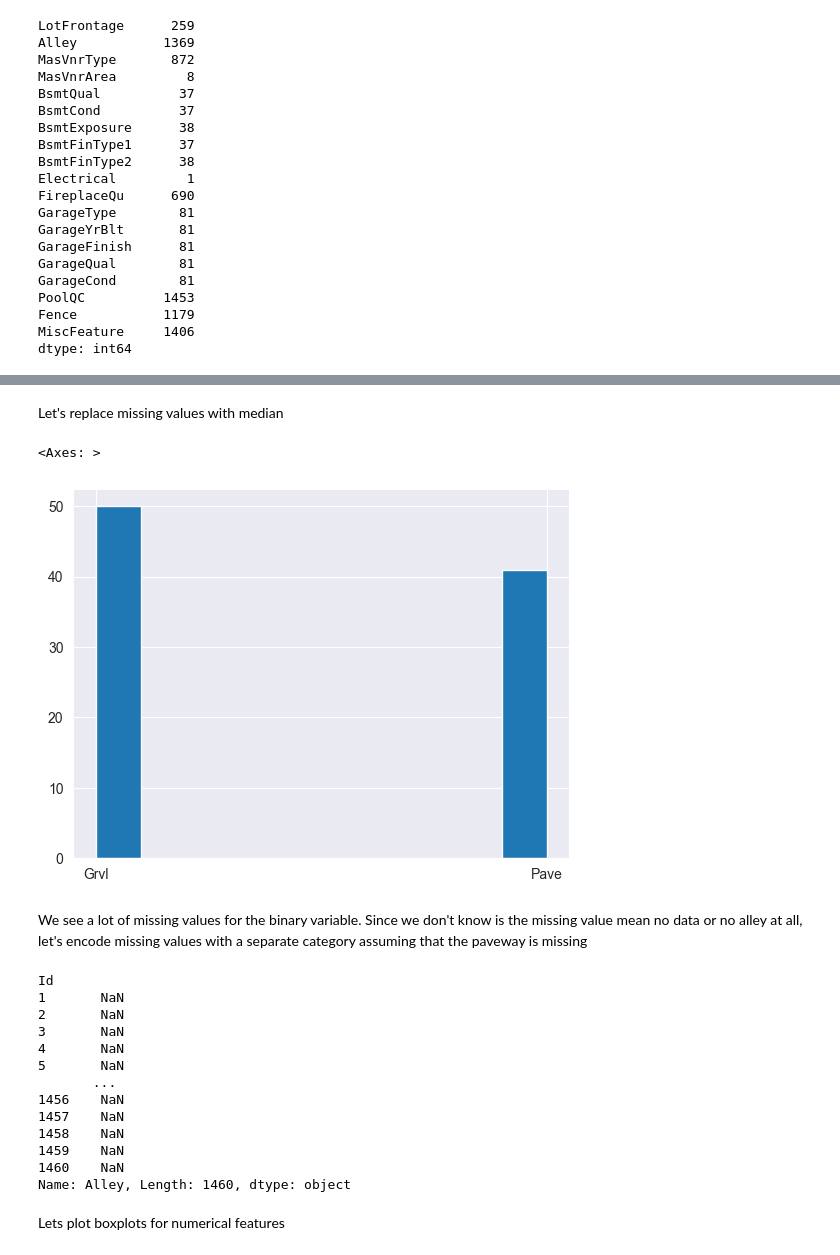
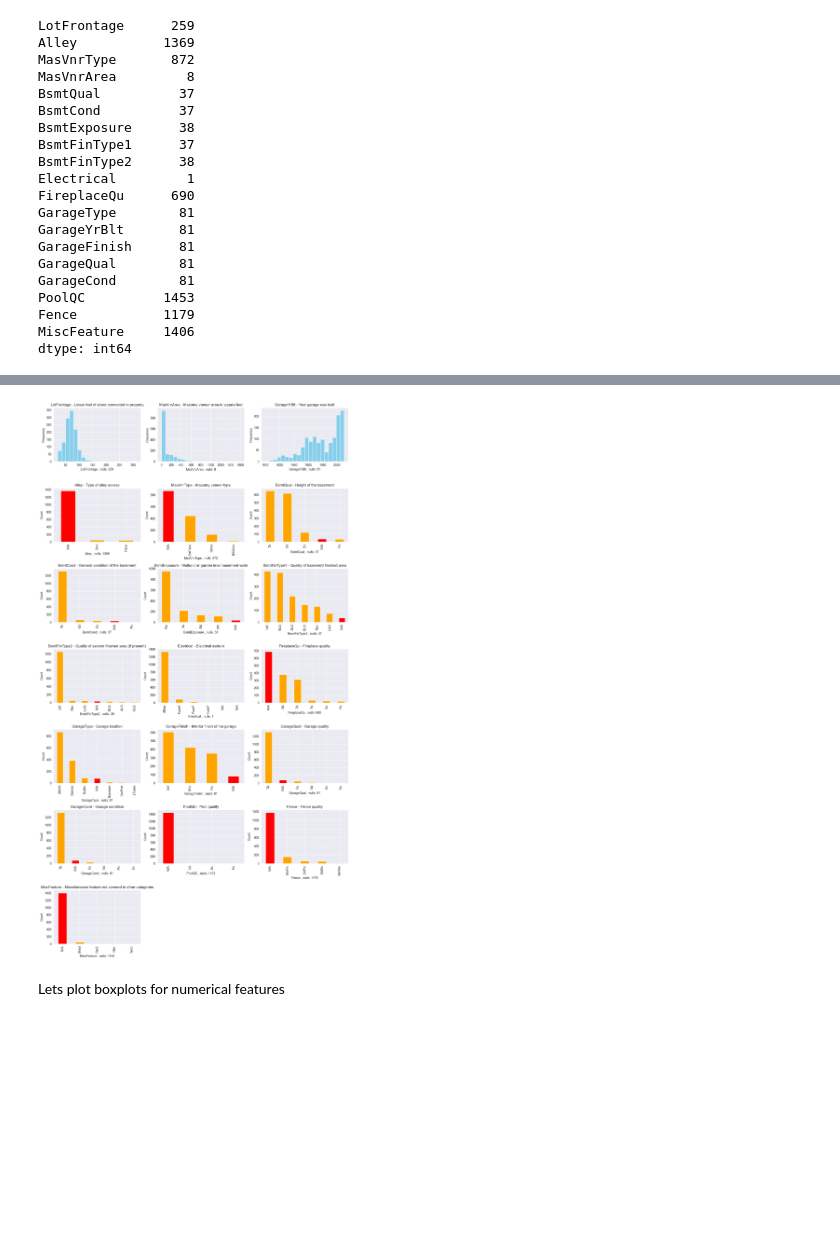
Before and after one commit to siiyayu/FeatureSelectionTechniques, a Jupyter notebook: preprocesing.ipynb, the cells around one changed output, grey strips where cells are left out. Cells and saved outputs as stored; diff of their text form; code cells hidden in the pictures; blank space fills up the shorter version.

Commit message:
Data preprocessing and exploration

```diff
--- a/preprocesing.ipynb
+++ b/preprocesing.ipynb
@@ -6,3 +8,18 @@ import seaborn as sns
+# %%
+with open("columns_description.txt", "r") as file:
+    lines = file.readlines()
+
+columns_dict = {}
+for line in lines:
+    if ": " in line:  # Ensure the line contains a key-value separator
+        key, value = line.strip().split(": ", 1)
+        columns_dict[key] = value
+
+with open("columns_dict.json", "w") as json_file:
+    json.dump(columns_dict, json_file, indent=4)
+# %%
+with open("columns_dict.json", "r") as json_file:
+    columns_dict = json.load(json_file)
 # %%
 df = pd.read_csv('train.csv')
 print(df.info())
@@ -57,7 +74,8 @@ df.describe()
 | max | 190.000000 | 313.000000 | 215245.000000 | 10.000000 | 9.000000 | 2010.000000 | 2010.000000 | 1600.000000 | ... |
 8 rows × 37 columns
 # %%
-df.isna().sum()[df.isna().sum() > 0]
+df_nulls = df.isna().sum()[df.isna().sum() > 0]
+df_nulls
 # %% [output]
 LotFrontage      259
 Alley           1369
@@ -87,25 +100,33 @@ df.LotFrontage.hist() # LotFrontage: Linear feet of street connected to property
-# %% [markdown]
-Let's replace missing values with median
-# %%
-df.Alley.hist()
-# %% [output]
-<Axes: >
-[figure, removed]
-# %% [markdown]
-We see a lot of missing values for the binary variable. Since we don't know is the missing value mean no data or no alley at all, let's encode missing values with a separate category assuming that the paveway is missing
-# %%
-df['Alley']
-# %% [output]
-Id
-1       NaN
-2       NaN
-3       NaN
-4       NaN
-5       NaN
-       ...
-1456    NaN
-1457    NaN
-1458    NaN
-1459    NaN
-1460    NaN
-Name: Alley, Length: 1460, dtype: object
+# %%
+columns_with_nans = df.columns[df.isna().any()]
+numeric_cols_with_nans = [col for col in columns_with_nans if df[col].dtype in ['int64', 'float64']]
+categorical_cols_with_nans = [col for col in columns_with_nans if col not in numeric_cols_with_nans]
+
+all_columns = numeric_cols_with_nans + categorical_cols_with_nans
+num_cols = len(all_columns)
+
+rows = ceil(num_cols / 3)
+fig, axes = plt.subplots(rows, 3, figsize=(14, rows * 3 + 4))
+axes = axes.flatten()
+
+for i, col in enumerate(all_columns):
+    ax = axes[i]
+    title = col + " - " + columns_dict.get(col, "")
+    x_label = col + " , nulls: " + str(df_nulls[col])
+    if col in numeric_cols_with_nans:
+        df[col].plot(kind='hist', bins=20, ax=ax, title=title, color='skyblue')
+        ax.set_xlabel(x_label)
+    elif col in categorical_cols_with_nans:
+        value_counts = df[col].fillna("N/A").value_counts()
+        colors = ["orange" if index != "N/A" else "red" for index in value_counts.index]
+        value_counts.plot(kind='bar', ax=ax, title=title, color=colors)
+        ax.set_xlabel(x_label)
+        ax.set_ylabel("Count")
+
+for j in range(i + 1, len(axes)):
+    fig.delaxes(axes[j])
+
+plt.tight_layout()
+plt.show()
+# %% [output]
+[figure, added]
```
Also changed, not shown: parts of 8 cells of this notebook.
